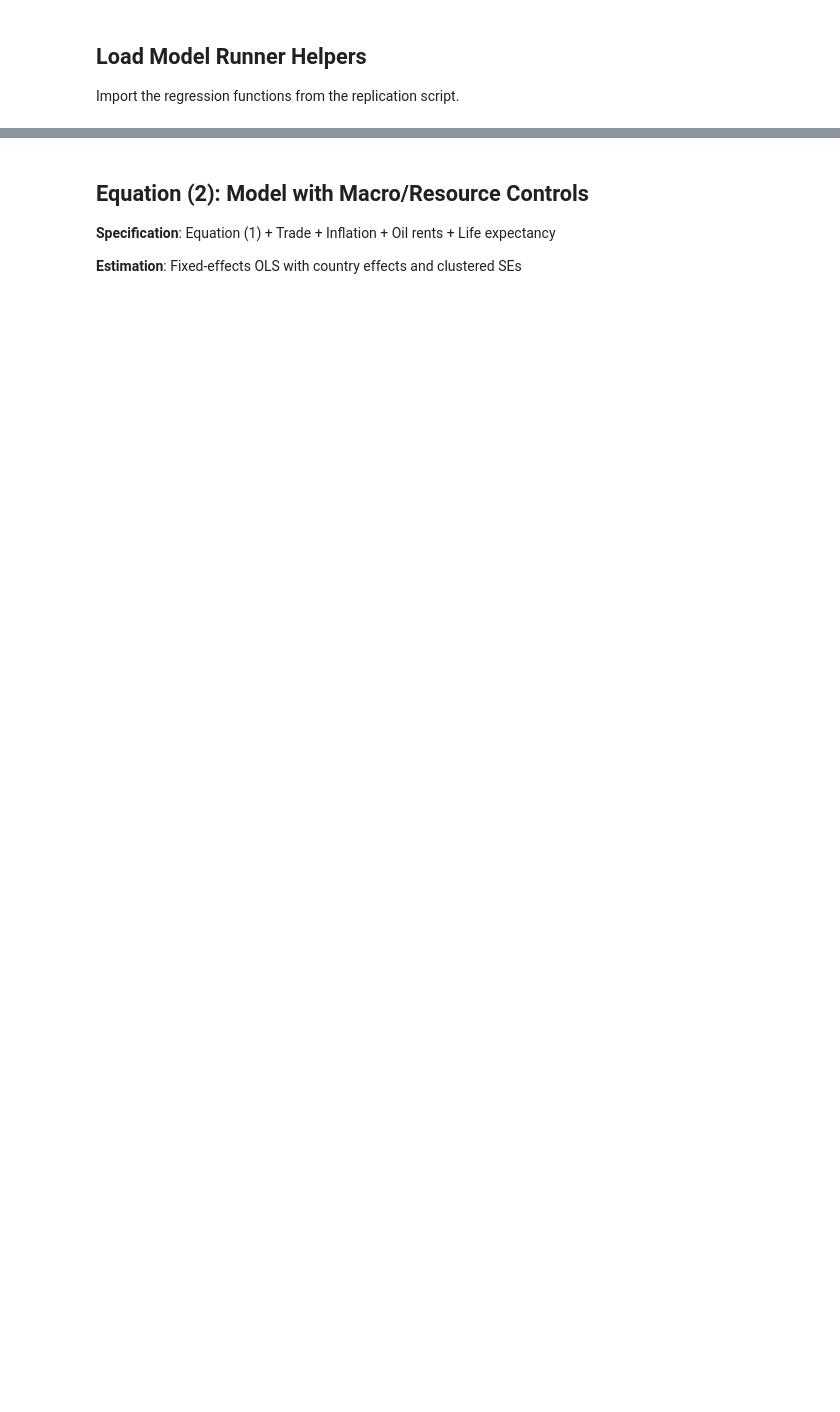
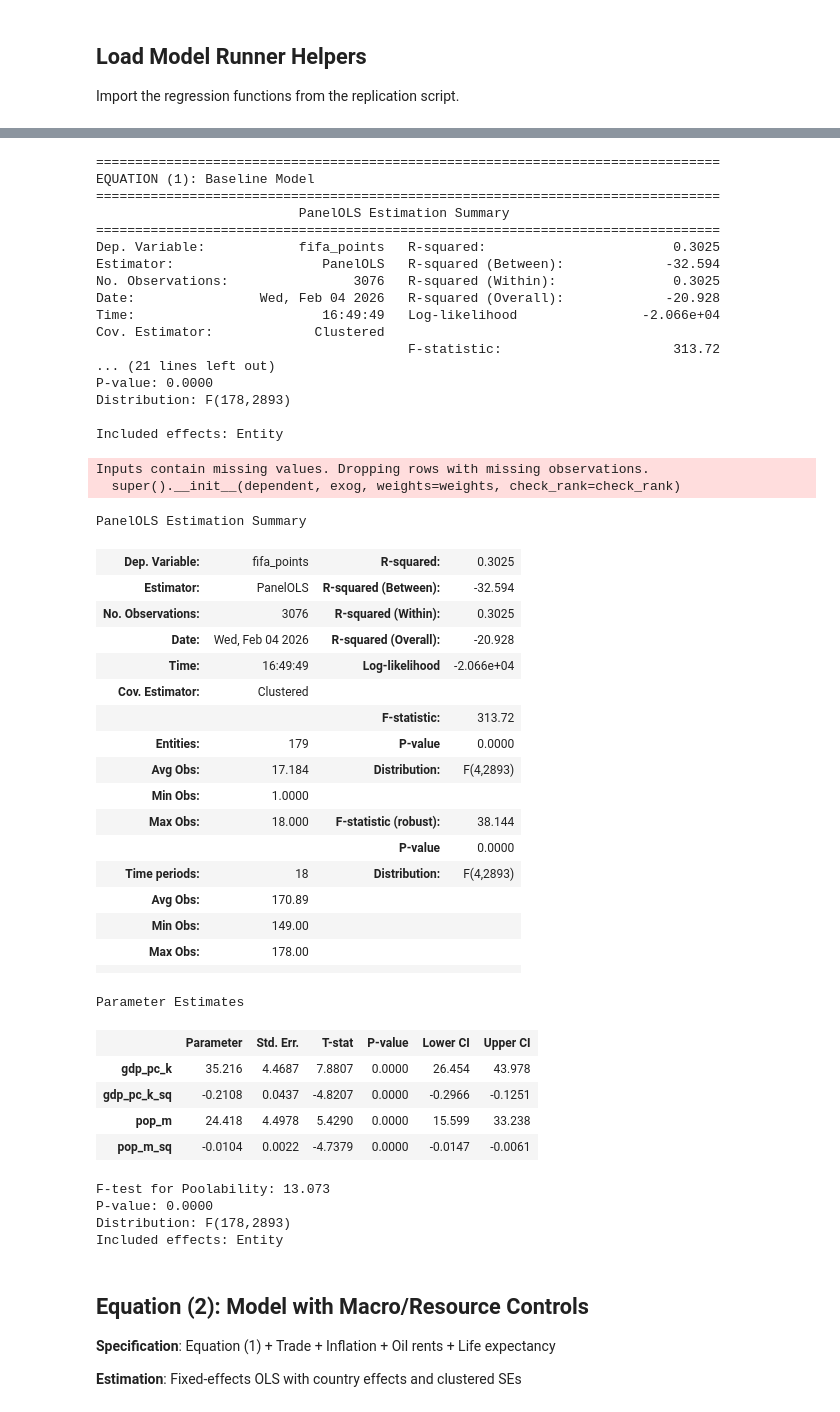
Before and after one commit to dkritz/fifa-paper, a Jupyter notebook: notebooks/replication_actual_data.ipynb, the cells around one changed output, grey strips where cells are left out. Saved outputs shown, nothing was run; the diff lists cells and outputs as text; code cells hidden in the pictures; blank space fills up the shorter version.

```diff
--- a/notebooks/replication_actual_data.ipynb
+++ b/notebooks/replication_actual_data.ipynb
@@ -142,7 +162,7 @@ def demean_by_entity(df, cols, entity):
 def fit_fe_ols(panel, dep, exog):
     y = panel[dep]
     X = panel[exog]
-    model = PanelOLS(y, X, entity_effects=True, time_effects=False)
+    model = PanelOLS(y, X, entity_effects=True, time_effects=False, check_rank=False)
     return model.fit(cov_type="clustered", cluster_entity=True, debiased=True)
 
 def fit_fe_iv(df, dep, exog, endog, instr, entity, time):
@@ -164,18 +186,66 @@ def fit_fe_iv(df, dep, exog, endog, instr, entity, time):
 # %%
 # Define variables
 dep = "fifa_points"
-base = ["gdp_pc", "gdp_pc_sq", "pop", "pop_sq"]
+base = ["gdp_pc_k", "gdp_pc_k_sq", "pop_m", "pop_m_sq"]
 
 # Prepare panel
 panel = df.set_index(["country", "year"])
 
 # Run Equation (1)
 print("="*80)
 print("EQUATION (1): Baseline Model")
 print("="*80)
 res1 = fit_fe_ols(panel, dep, base)
 print(res1.summary)
 display(res1.summary)
+# %% [output]
+================================================================================
+EQUATION (1): Baseline Model
+================================================================================
+                          PanelOLS Estimation Summary
+================================================================================
+Dep. Variable:            fifa_points   R-squared:                        0.3025
+Estimator:                   PanelOLS   R-squared (Between):             -32.594
+No. Observations:                3076   R-squared (Within):               0.3025
+Date:                Wed, Feb 04 2026   R-squared (Overall):             -20.928
+Time:                        16:49:49   Log-likelihood                -2.066e+04
+Cov. Estimator:             Clustered
+                                        F-statistic:                      313.72
+... (21 lines left out)
+P-value: 0.0000
+Distribution: F(178,2893)
+
+Included effects: Entity
+Inputs contain missing values. Dropping rows with missing observations.
+  super().__init__(dependent, exog, weights=weights, check_rank=check_rank)
+PanelOLS Estimation Summary
+| Dep. Variable: | fifa_points | R-squared: | 0.3025 |
+| Estimator: | PanelOLS | R-squared (Between): | -32.594 |
+| No. Observations: | 3076 | R-squared (Within): | 0.3025 |
+| Date: | Wed, Feb 04 2026 | R-squared (Overall): | -20.928 |
+| Time: | 16:49:49 | Log-likelihood | -2.066e+04 |
+| Cov. Estimator: | Clustered |  |  |
+|  |  | F-statistic: | 313.72 |
+| Entities: | 179 | P-value | 0.0000 |
+| Avg Obs: | 17.184 | Distribution: | F(4,2893) |
+| Min Obs: | 1.0000 |  |  |
+| Max Obs: | 18.000 | F-statistic (robust): | 38.144 |
+|  |  | P-value | 0.0000 |
+| Time periods: | 18 | Distribution: | F(4,2893) |
+| Avg Obs: | 170.89 |  |  |
+| Min Obs: | 149.00 |  |  |
+| Max Obs: | 178.00 |  |  |
+|  |  |  |  |
+Parameter Estimates
+|  | Parameter | Std. Err. | T-stat | P-value | Lower CI | Upper CI |
+| gdp_pc_k | 35.216 | 4.4687 | 7.8807 | 0.0000 | 26.454 | 43.978 |
+| gdp_pc_k_sq | -0.2108 | 0.0437 | -4.8207 | 0.0000 | -0.2966 | -0.1251 |
+| pop_m | 24.418 | 4.4978 | 5.4290 | 0.0000 | 15.599 | 33.238 |
+| pop_m_sq | -0.0104 | 0.0022 | -4.7379 | 0.0000 | -0.0147 | -0.0061 |
+F-test for Poolability: 13.073
+P-value: 0.0000
+Distribution: F(178,2893)
+Included effects: Entity
 # %% [markdown]
 ## Equation (2): Model with Macro/Resource Controls
 
```
Also changed, not shown: parts of 11 cells of this notebook, 7 other files.
